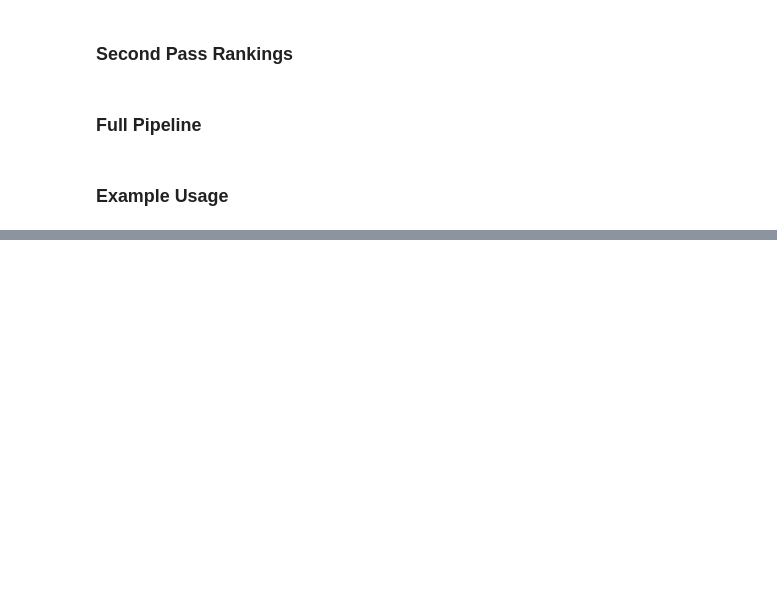
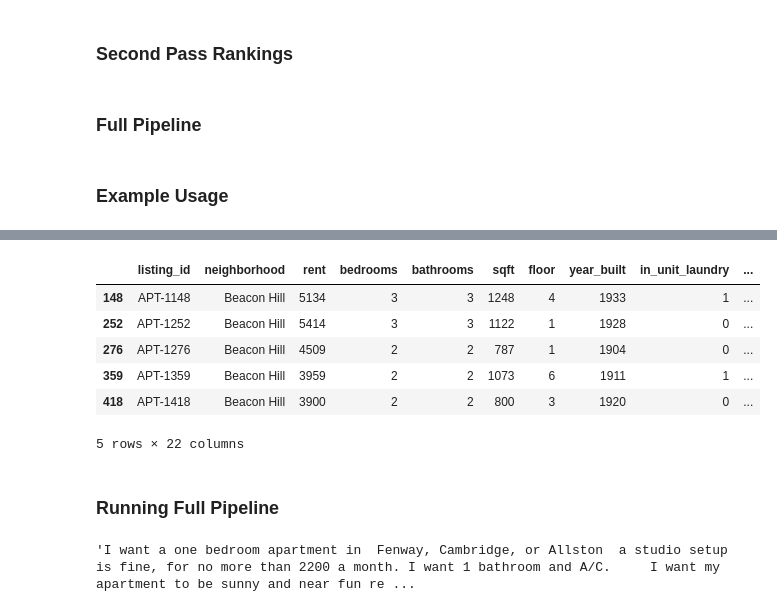
Before and after one commit to haleymartin-6/Apartments4604, a Jupyter notebook: apartments_dot_com_final.ipynb, the cells around one changed output, grey strips where cells are left out. Drawn from its saved outputs; the diff is of its cells as text; code cells hidden in the pictures; blank space fills up the shorter version.

```diff
--- a/apartments_dot_com_final.ipynb
+++ b/apartments_dot_com_final.ipynb
@@ -371,0 +432,3 @@ display(results["other_apartments"][cols_to_show].head(20))
+# %%
+test_dict_3 = extract_filters_llm(test_prompt_3,generator)
+test_df_3 = apply_all_filters(apartments_df, test_dict_3)
@@ -371,0 +452,12 @@ display(results["other_apartments"][cols_to_show].head(20))
+# %%
+test_df_3
+# %% [output]
+|  | listing_id | neighborhood | rent | bedrooms | bathrooms | sqft | floor | year_built | in_unit_laundry | ... |
+| 148 | APT-1148 | Beacon Hill | 5134 | 3 | 3 | 1248 | 4 | 1933 | 1 | ... |
+| 252 | APT-1252 | Beacon Hill | 5414 | 3 | 3 | 1122 | 1 | 1928 | 0 | ... |
+| 276 | APT-1276 | Beacon Hill | 4509 | 2 | 2 | 787 | 1 | 1904 | 0 | ... |
+| 359 | APT-1359 | Beacon Hill | 3959 | 2 | 2 | 1073 | 6 | 1911 | 1 | ... |
+| 418 | APT-1418 | Beacon Hill | 3900 | 2 | 2 | 800 | 3 | 1920 | 0 | ... |
+5 rows × 22 columns
+# %% [markdown]
+### Running Full Pipeline
@@ -371,0 +466,4 @@ display(results["other_apartments"][cols_to_show].head(20))
+# %%
+test_prompt_1
+# %% [output]
+'I want a one bedroom apartment in  Fenway, Cambridge, or Allston  a studio setup is fine, for no more than 2200 a month. I want 1 bathroom and A/C.     I want my apartment to be sunny and near fun re ...
```
Also changed, not shown: parts of 24 cells of this notebook.
